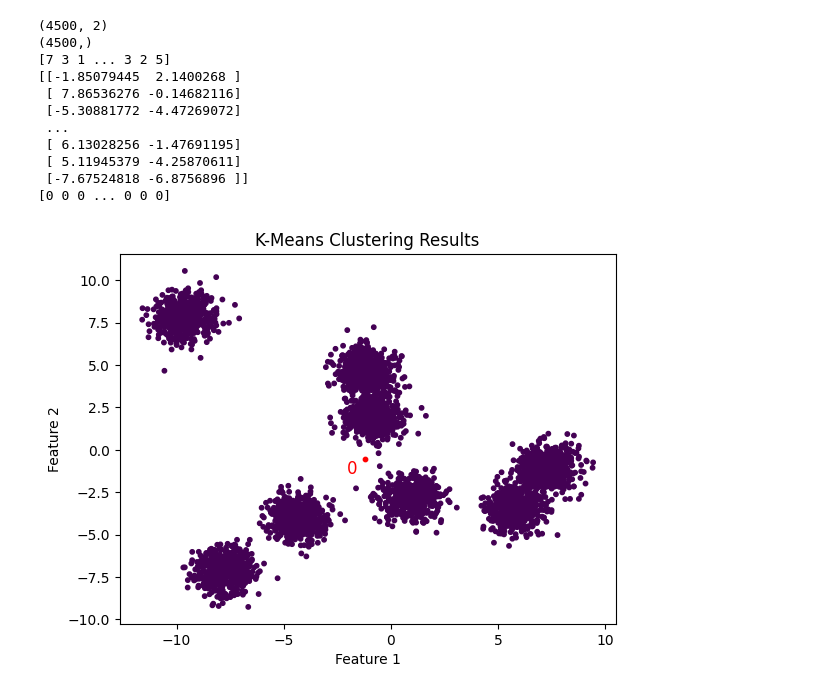
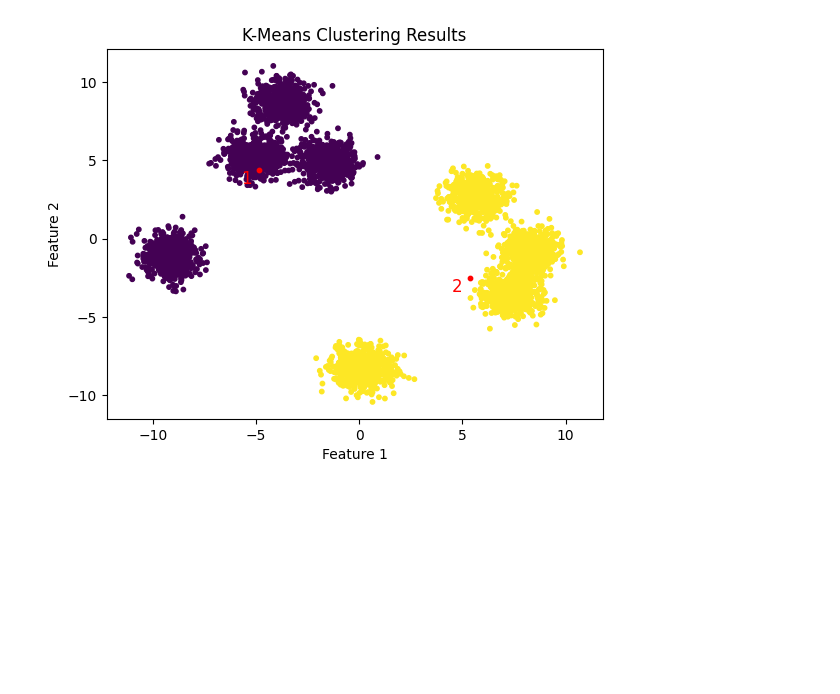
Before and after one commit to Mahir-Uddin0/density-aware-cluster-splitting, a Jupyter notebook: notebooks/approach1_grid_count/Clustering_Project.ipynb, the cells around one changed output. Drawn from its saved outputs; the diff is of its cells as text; code cells hidden in the pictures; blank space fills up the shorter version.

```diff
--- a/notebooks/approach1_grid_count/Clustering_Project.ipynb
+++ b/notebooks/approach1_grid_count/Clustering_Project.ipynb
@@ -8,7 +8,7 @@ from sklearn.base import BaseEstimator, ClusterMixin
 from sklearn.utils.validation import check_random_state
 from sklearn.metrics.pairwise import euclidean_distances
 # %%
-class KMeans(BaseEstimator, ClusterMixin):
+class KMeans(X):
     def __init__(self, n_clusters=8, max_iter=300, tol=1e-4, random_state=None):
         self.n_clusters = n_clusters
         self.max_iter = max_iter
@@ -198,46 +198,29 @@ class KMeans(BaseEstimator, ClusterMixin):
 # %%
 # Generate synthetic data with 8 clusters
 # change n_samples, centers, random_state to get different dataset and
-X, y = make_blobs(n_samples=4500, centers=8, cluster_std=0.68, random_state=48)
+X, y = make_blobs(n_samples=4500, centers=8, cluster_std=0.7, random_state=46)
 # Apply K-Means clustering with different num of clusters
-kmeans = KMeans(n_clusters=1, random_state=50)
+kmeans = KMeans(n_clusters=2, random_state=50)
 y_kmeans = kmeans.fit_predict(X)
-print(X.shape)
-print(y_kmeans.shape)
-print(y)
-print(X)
-print(y_kmeans)
 # Visualize the clusters
 plt.scatter(X[:, 0], X[:, 1], c=y_kmeans, cmap='viridis', s=10)
-# plt.scatter(kmeans.cluster_centers_[:, 0], kmeans.cluster_centers_[:, 1], c='red', s=20, marker='X')
 plt.scatter(kmeans.cluster_centers_[:, 0], kmeans.cluster_centers_[:, 1], c='red', s=10)
 for i, (x, y) in enumerate(kmeans.cluster_centers_):
     plt.text(
         x - 0.6,  # Offset slightly to the left
         y - 0.6,  # Offset slightly downward
-        str(i),
+        str(i+1),
         color='red',
         fontsize=12,
         ha='center',
         va='center',
     )
 plt.title("K-Means Clustering Results")
 plt.xlabel("Feature 1")
 plt.ylabel("Feature 2")
 plt.show()
 # %% [output]
-(4500, 2)
-(4500,)
-[7 3 1 ... 3 2 5]
-[[-1.85079445  2.1400268 ]
- [ 7.86536276 -0.14682116]
- [-5.30881772 -4.47269072]
- ...
- [ 6.13028256 -1.47691195]
- [ 5.11945379 -4.25870611]
- [-7.67524818 -6.8756896 ]]
-[0 0 0 ... 0 0 0]
-[figure, old version]
+[figure, new version]
 # %%
 # calling the split_clusters function will split and give the final clustering result
 y_kmeans = kmeans.split_clusters(X)
```
Also changed, not shown: parts of 2 cells of this notebook.
